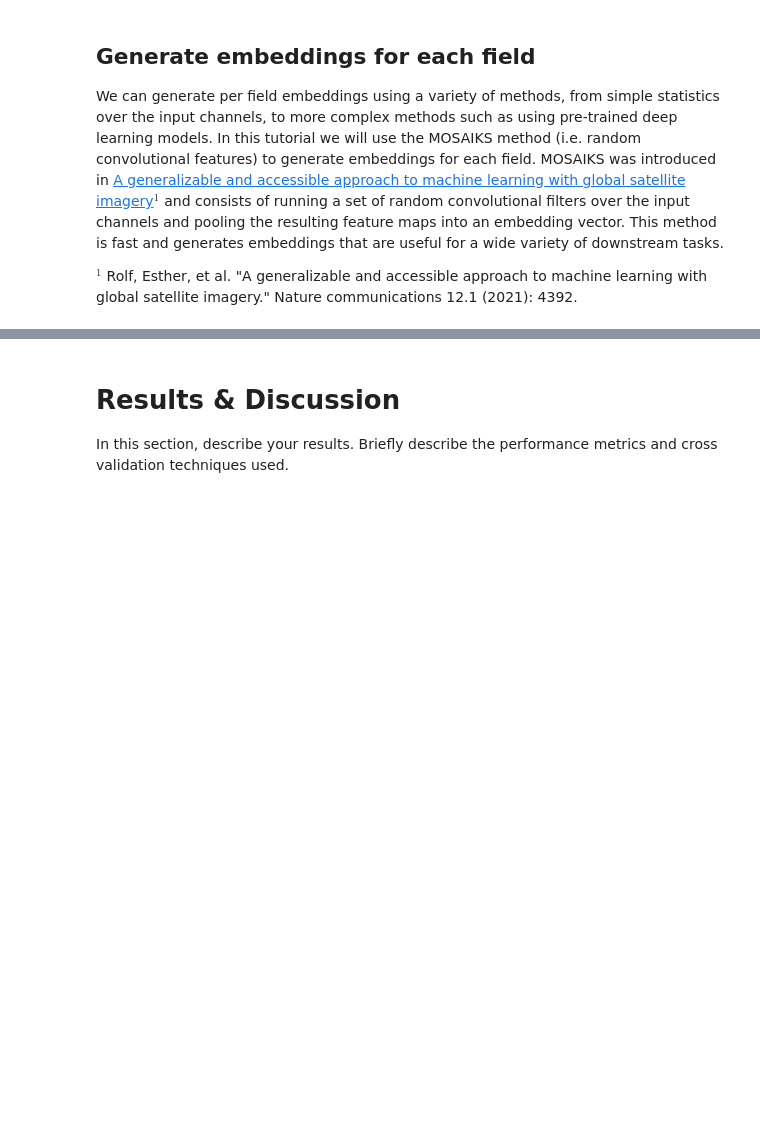
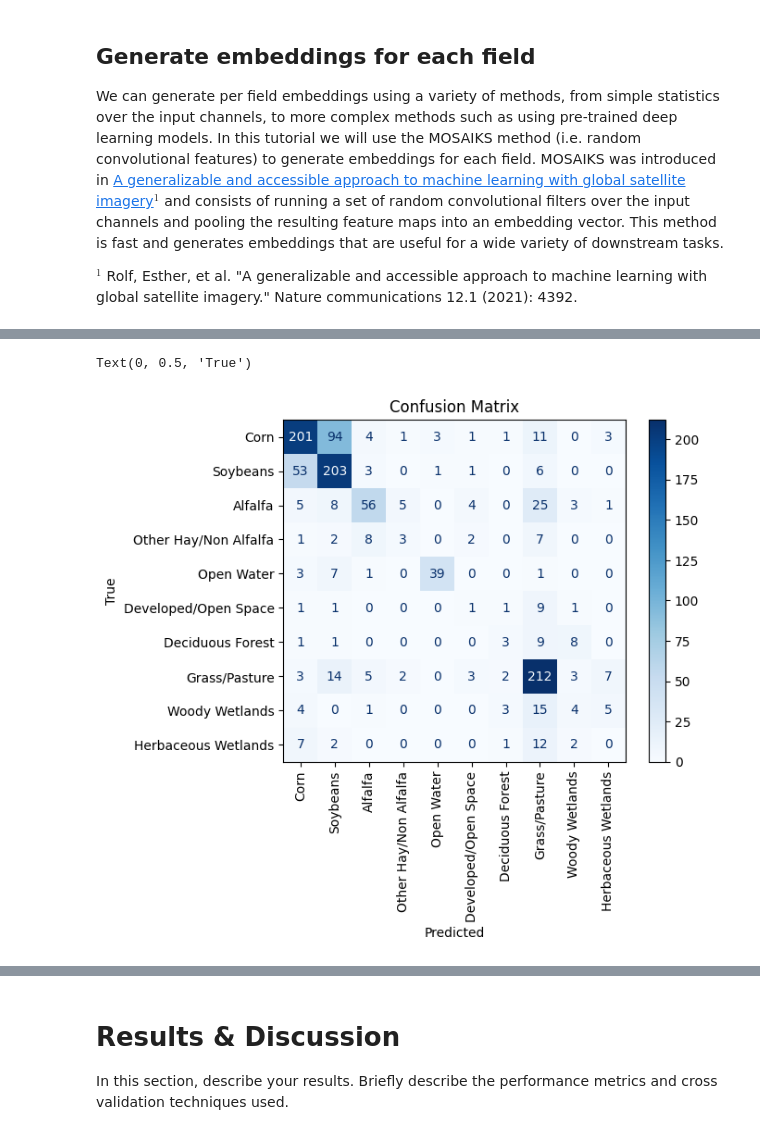
Before and after one commit to fieldsoftheworld/neurips2025-ccai-tutorial, a Jupyter notebook: 0.0-agriculture-monitoring-with-ftw.ipynb, the cells around one changed output, grey strips where cells are left out. Saved outputs shown, nothing was run; the diff lists cells and outputs as text; code cells hidden in the pictures; blank space fills up the shorter version.

```diff
--- a/0.0-agriculture-monitoring-with-ftw.ipynb
+++ b/0.0-agriculture-monitoring-with-ftw.ipynb
@@ -361,0 +410,24 @@ field_boundaries.to_parquet(boundaries_filename)
+# %%
+MIN_FIELDS = 10
+
+x_all = []
+y_all = []
+for i in range(len(majority_class_vals)):
+    x = features_per_field[i]
+    y = int(majority_class_vals[i])
+
+    if field_class_counts[y] < MIN_FIELDS:
+        continue
+    x_all.append(x)
+    y_all.append(y)
+x_all = np.array(x_all)
+y_all = np.array(y_all)
+
+encoder = LabelEncoder()
+y_all = encoder.fit_transform(y_all)
+
+x_train, x_test, y_train, y_test = train_test_split(
+    x_all, y_all, test_size=0.9, random_state=0, stratify=y_all
+)
+# %%
+class_names = [utils.CDL_CODE_TO_NAME[val] for val in encoder.classes_]
@@ -361,0 +459,19 @@ field_boundaries.to_parquet(boundaries_filename)
+# %%
+scaler = StandardScaler()
+x_train = scaler.fit_transform(x_train)
+x_test = scaler.transform(x_test)
+# %%
+model = LogisticRegression(C=1.0, max_iter=1000, random_state=0)
+model.fit(x_train, y_train)
+y_pred = model.predict(x_test)
+# %%
+cnf = confusion_matrix(y_test, y_pred)
+disp = ConfusionMatrixDisplay(confusion_matrix=cnf, display_labels=class_names)
+disp.plot(cmap="Blues")
+disp.ax_.set_title("Confusion Matrix")
+disp.ax_.set_xlabel("Predicted")
+disp.ax_.set_xticklabels(class_names, rotation=90)
+disp.ax_.set_ylabel("True")
+# %% [output]
+Text(0, 0.5, 'True')
+[figure, added]
```
Also changed, not shown: parts of 23 cells of this notebook, 1 other file.
